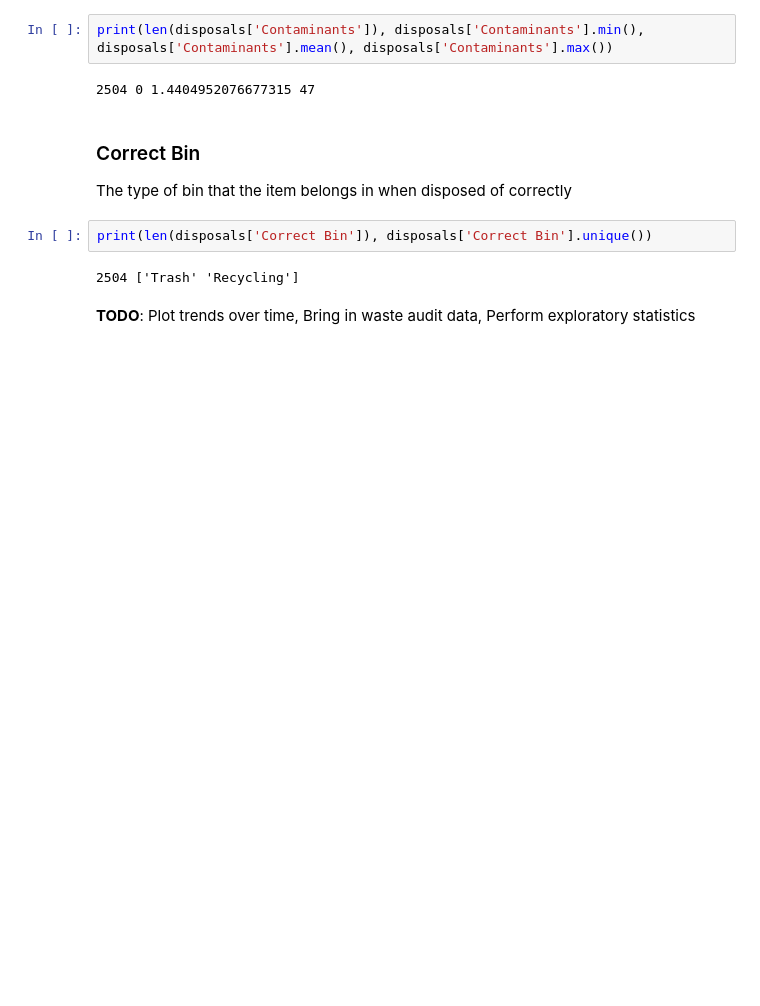
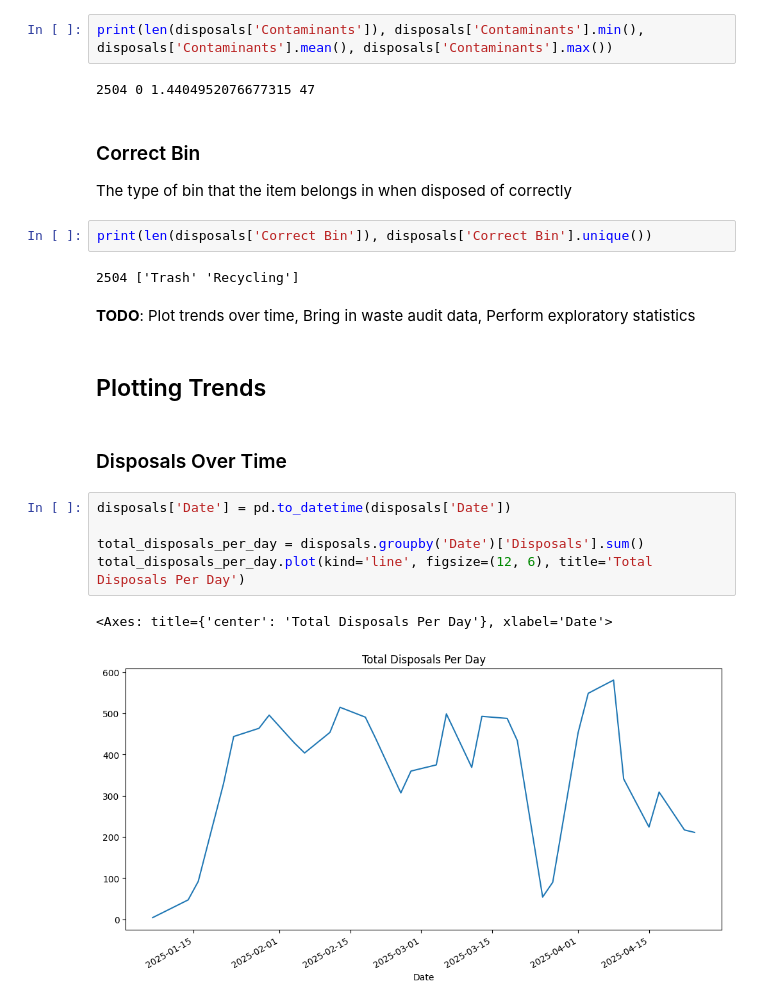
Before and after one commit to bps78/Oscar-Research-Project, a Jupyter notebook: oscar_project.ipynb, the cells around one changed output. Cells and saved outputs as stored; diff of their text form; blank space fills up the shorter version.

```diff
--- a/oscar_project.ipynb
+++ b/oscar_project.ipynb
@@ -91,3 +102,15 @@ print(len(disposals['Correct Bin']), disposals['Correct Bin'].unique())
 2504 ['Trash' 'Recycling']
 # %% [markdown]
 **TODO**: Plot trends over time, Bring in waste audit data, Perform exploratory statistics
+# %% [markdown]
+## Plotting Trends
+# %% [markdown]
+### Disposals Over Time
+# %%
+disposals['Date'] = pd.to_datetime(disposals['Date'])
+
+total_disposals_per_day = disposals.groupby('Date')['Disposals'].sum()
+total_disposals_per_day.plot(kind='line', figsize=(12, 6), title='Total Disposals Per Day')
+# %% [output]
+<Axes: title={'center': 'Total Disposals Per Day'}, xlabel='Date'>
+[figure, added]
```
Also changed, not shown: parts of 17 cells of this notebook, 2 other files.
